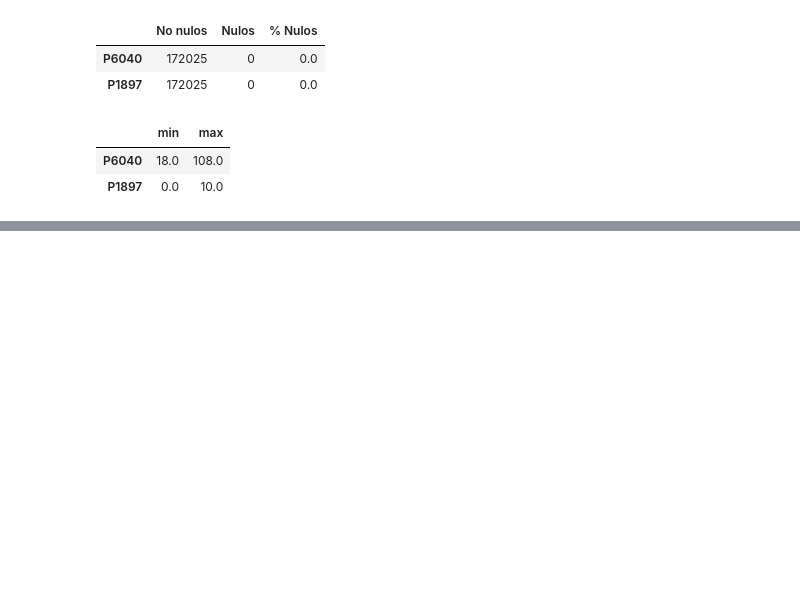
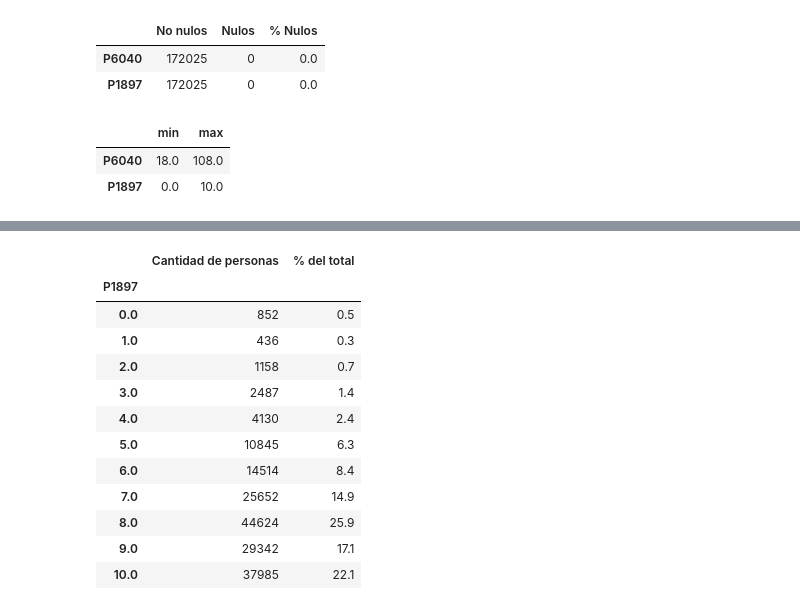
Before and after one commit to nataliarf23/Proyecto1_DATA, a Jupyter notebook: notebooks/Proyecto.ipynb, the cells around one changed output, grey strips where cells are left out. Saved outputs shown, nothing was run; the diff lists cells and outputs as text; code cells hidden in the pictures; blank space fills up the shorter version.

```diff
--- a/notebooks/Proyecto.ipynb
+++ b/notebooks/Proyecto.ipynb
@@ -72,0 +112,20 @@ pd.DataFrame({
+# %%
+# Cuántas personas respondieron cada nivel de satisfacción (P1897)
+tabla_satisfaccion = df_desc["P1897"].value_counts().sort_index()
+porcentaje_satisfaccion = (tabla_satisfaccion / len(df_desc) * 100).round(1)
+
+pd.DataFrame({"Cantidad de personas": tabla_satisfaccion, "% del total": porcentaje_satisfaccion})
+# %% [output]
+|  | Cantidad de personas | % del total |
+| P1897 |  |  |
+| 0.0 | 852 | 0.5 |
+| 1.0 | 436 | 0.3 |
+| 2.0 | 1158 | 0.7 |
+| 3.0 | 2487 | 1.4 |
+| 4.0 | 4130 | 2.4 |
+| 5.0 | 10845 | 6.3 |
+| 6.0 | 14514 | 8.4 |
+| 7.0 | 25652 | 14.9 |
+| 8.0 | 44624 | 25.9 |
+| 9.0 | 29342 | 17.1 |
+| 10.0 | 37985 | 22.1 |
```
Also changed, not shown: parts of 13 cells of this notebook.
